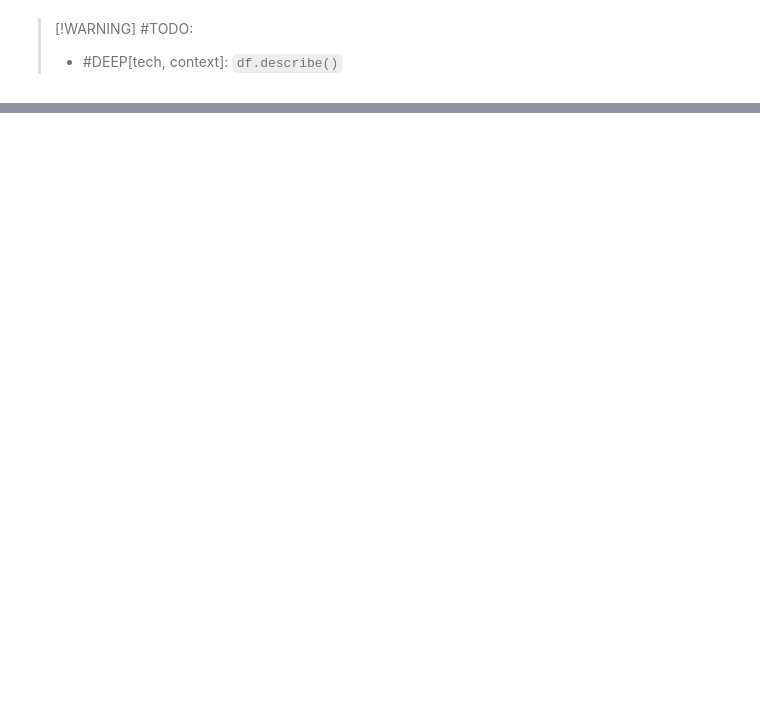
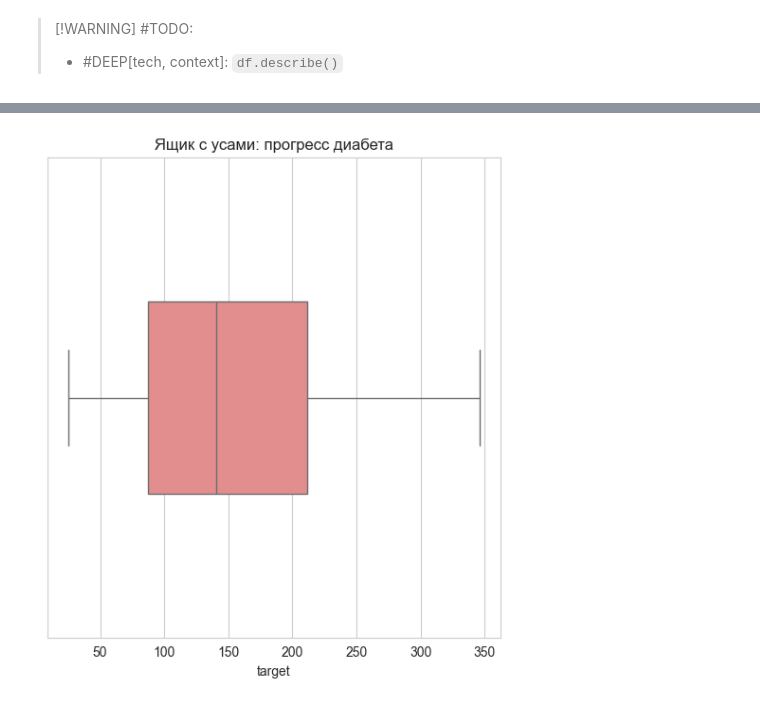
Before and after one commit to manifoldmind/Polynomial-KMeans--Diabetes-Analysis, a Jupyter notebook: __sandbox.ipynb, the cells around one changed output, grey strips where cells are left out. Saved outputs shown, nothing was run; the diff lists cells and outputs as text; code cells hidden in the pictures; blank space fills up the shorter version.

```diff
--- a/__sandbox.ipynb
+++ b/__sandbox.ipynb
@@ -85,0 +162,18 @@ print(df.isnull().sum())
+# %%
+# --- 2. Боксплот ---
+plt.subplot(1,2,2)
+# #NOTE: Боксплот быстрее показывает медиану, квартили и потенциальные выбросы
+sns.boxplot(x=df['target'], color='lightcoral', width=0.4)
+plt.title('Ящик с усами: прогресс диабета')
+plt.xlabel('target')
+
+# #ANALYZED: Распределение демонстрирует лёгкую правостороннюю скошенность.
+# Выбросы (точки за пределами усов) присутствуют, но их относительно мало.
+# #CONFIRM: На следующем шаге построим QQ-plot и рассчитаем коэффициент асимметрии.
+# #TODO: Добавить ячейку с тестом Шапиро-Уилка для формальной проверки нормальности.
+# #DONE: Первичный визуальный анализ распределения завершён.
+
+plt.tight_layout()
+plt.show()
+# %% [output]
+[figure, added]
```
Also changed, not shown: parts of 10 cells of this notebook, 3 other files.
